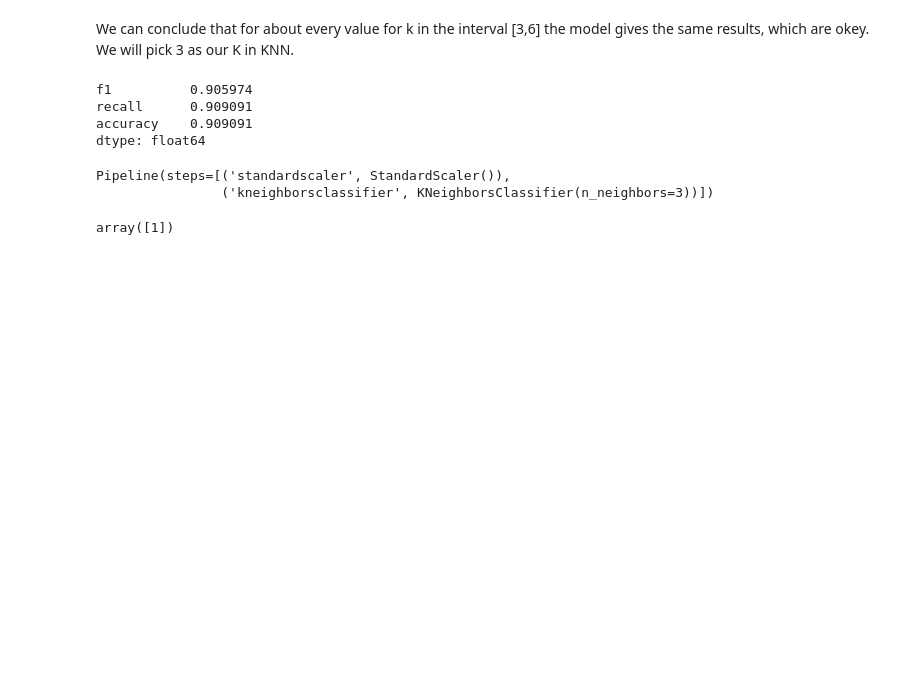
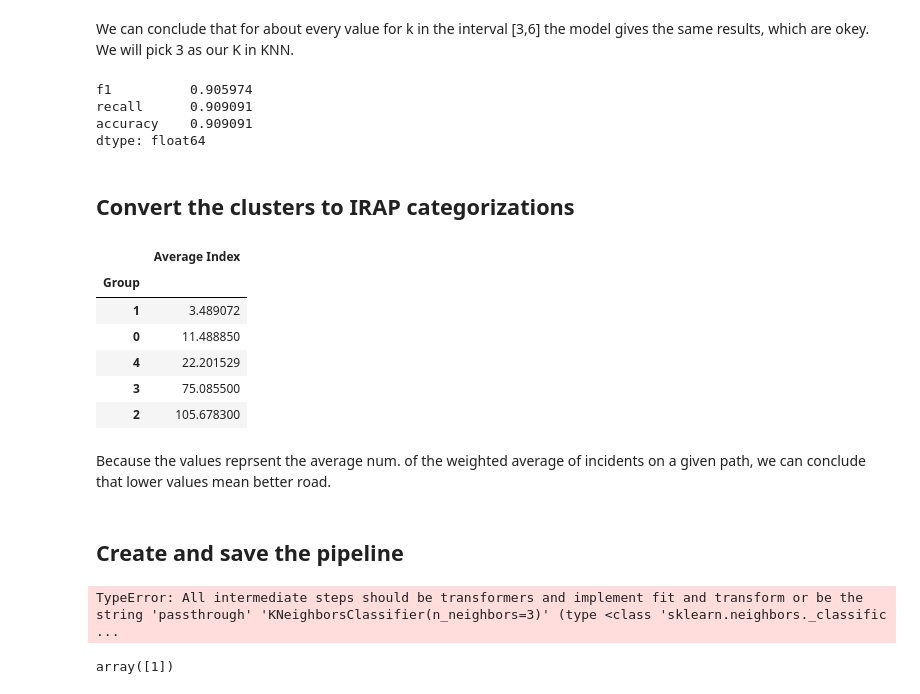
Before and after one commit to viki123v/traffic-predictions, a Jupyter notebook: notebooks/bounds.ipynb, the cells around one changed output. Saved outputs shown, nothing was run; the diff lists cells and outputs as text; code cells hidden in the pictures; blank space fills up the shorter version.

Commit message:
add mapping between clusters and IRAP groups

```diff
--- a/notebooks/bounds.ipynb
+++ b/notebooks/bounds.ipynb
@@ -241,3 +243,19 @@ f1          0.905974
 recall      0.909091
 accuracy    0.909091
 dtype: float64
+# %% [markdown]
+## Convert the clusters to IRAP categorizations
+# %%
+groups = df_model.groupby('Group')
+# %%
+groups.mean().sort_values(by="Average Index")
+# %% [output]
+|  | Average Index |
+| Group |  |
+| 1 | 3.489072 |
+| 0 | 11.488850 |
+| 4 | 22.201529 |
+| 3 | 75.085500 |
+| 2 | 105.678300 |
+# %% [markdown]
+Because the values reprsent the average num. of the weighted average of incidents on a given path, we can conclude that lower values mean better road.
@@ -244,12 +271,14 @@ dtype: float64
+# %% [markdown]
+## Create and save the pipeline
 # %%
 best_model=make_pipeline(
     StandardScaler(),
-    KNeighborsClassifier(n_neighbors=3)
+    KNeighborsClassifier(n_neighbors=3),
+    cluster_IRAP_mapper
 )
 best_model.fit(X.values,y)
 # %% [output]
-Pipeline(steps=[('standardscaler', StandardScaler()),
-                ('kneighborsclassifier', KNeighborsClassifier(n_neighbors=3))])
+TypeError: All intermediate steps should be transformers and implement fit and transform or be the string 'passthrough' 'KNeighborsClassifier(n_neighbors=3)' (type <class 'sklearn.neighbors._classific ...
 # %%
 best_model.predict(np.array([[2.2069]]))
 # %% [output]
```
Also changed, not shown: parts of 3 cells of this notebook.
